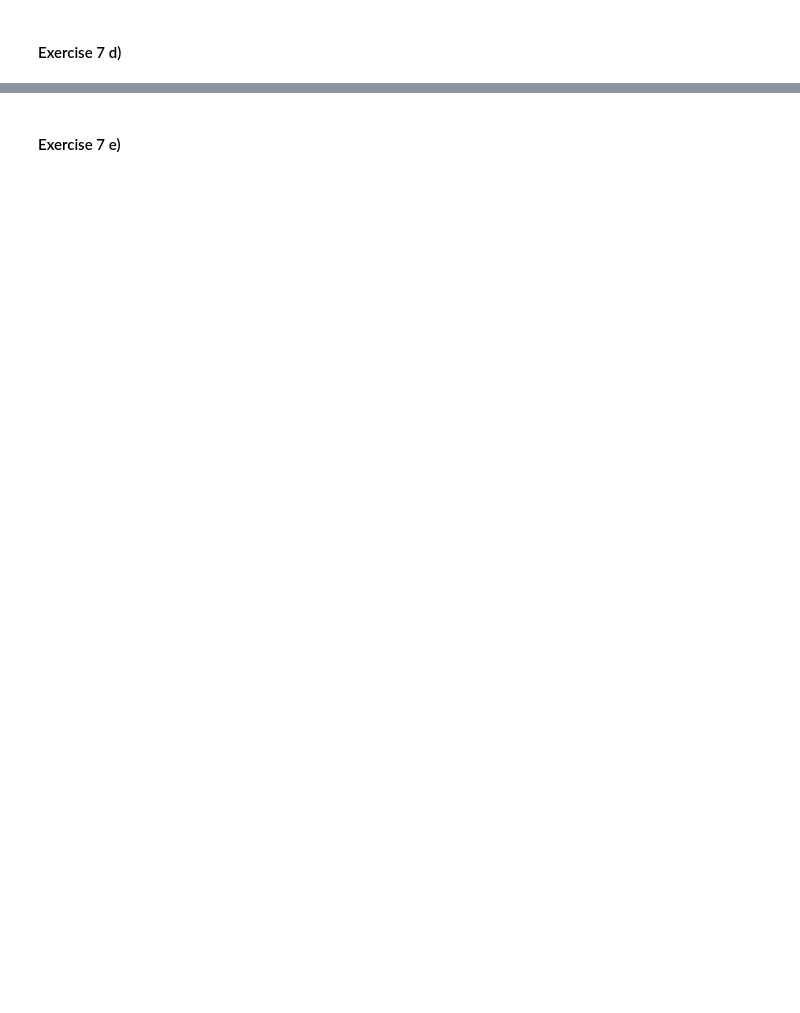
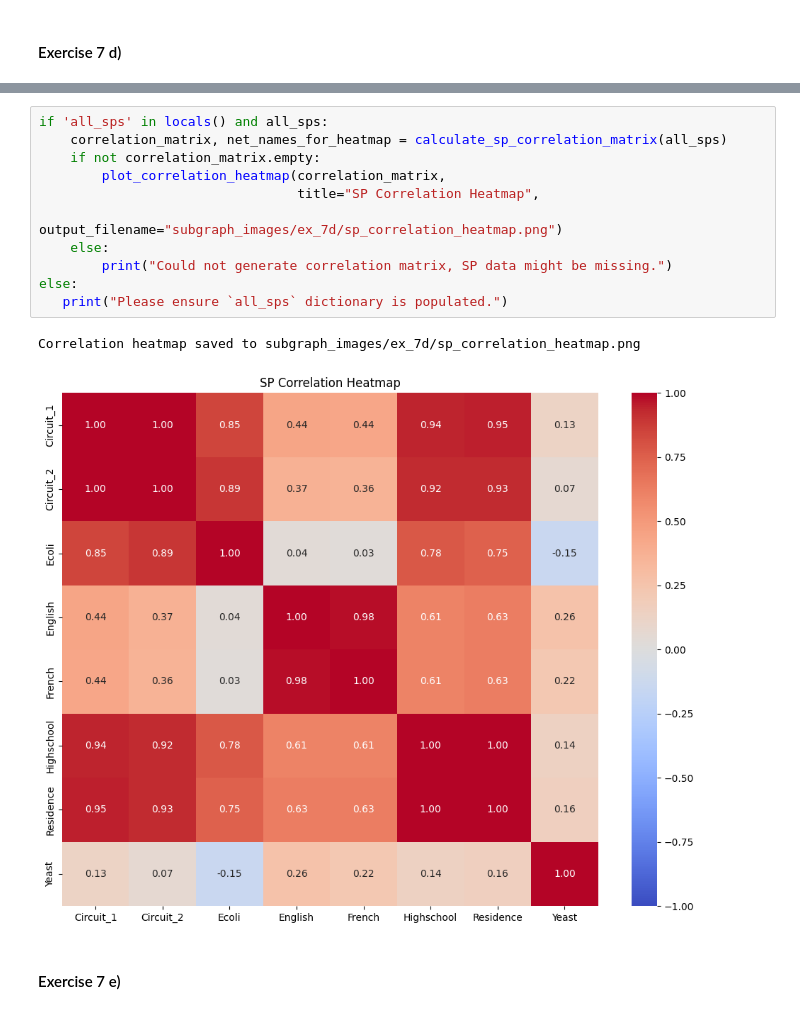
Before and after one commit to Adriano-7/network-science, a Jupyter notebook: hmk2/main.ipynb, the cells around one changed output, grey strips where cells are left out. Saved outputs shown, nothing was run; the diff lists cells and outputs as text; blank space fills up the shorter version.

```diff
--- a/hmk2/main.ipynb
+++ b/hmk2/main.ipynb
@@ -1188,2 +1391,16 @@ Parsed 13 motifs from the results file.
+# %%
+if 'all_sps' in locals() and all_sps:
+    correlation_matrix, net_names_for_heatmap = calculate_sp_correlation_matrix(all_sps)
+    if not correlation_matrix.empty:
+        plot_correlation_heatmap(correlation_matrix,
+                                 title="SP Correlation Heatmap",
+                                 output_filename="subgraph_images/ex_7d/sp_correlation_heatmap.png")
+    else:
+        print("Could not generate correlation matrix, SP data might be missing.")
+else:
+   print("Please ensure `all_sps` dictionary is populated.")
+# %% [output]
+Correlation heatmap saved to subgraph_images/ex_7d/sp_correlation_heatmap.png
+[figure, added]
 # %% [markdown]
 #### Exercise 7 e)
```
Also changed, not shown: parts of 4 cells of this notebook, 10 other files.
